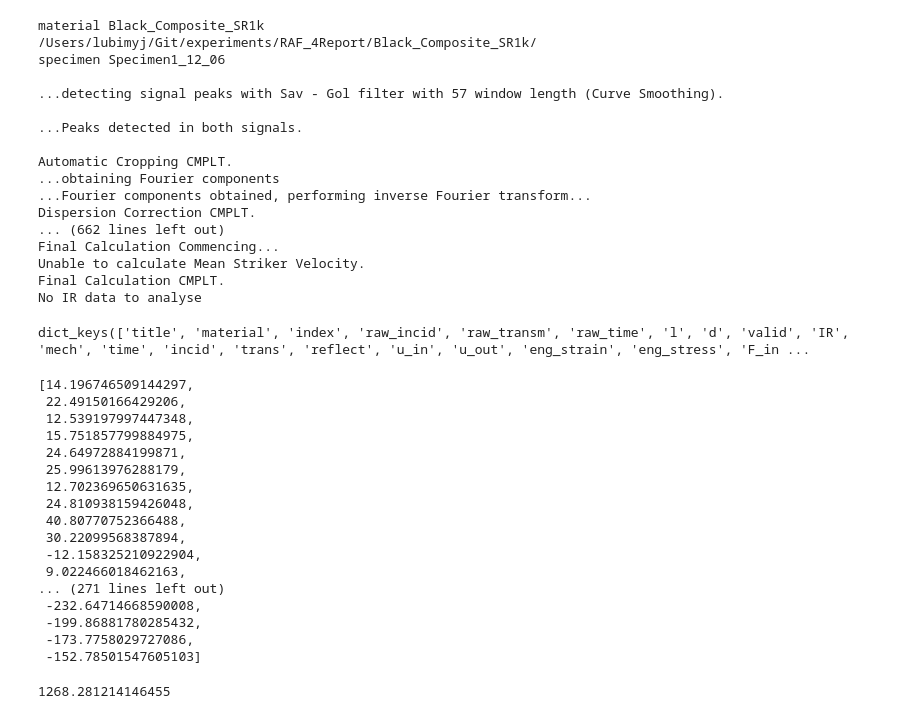
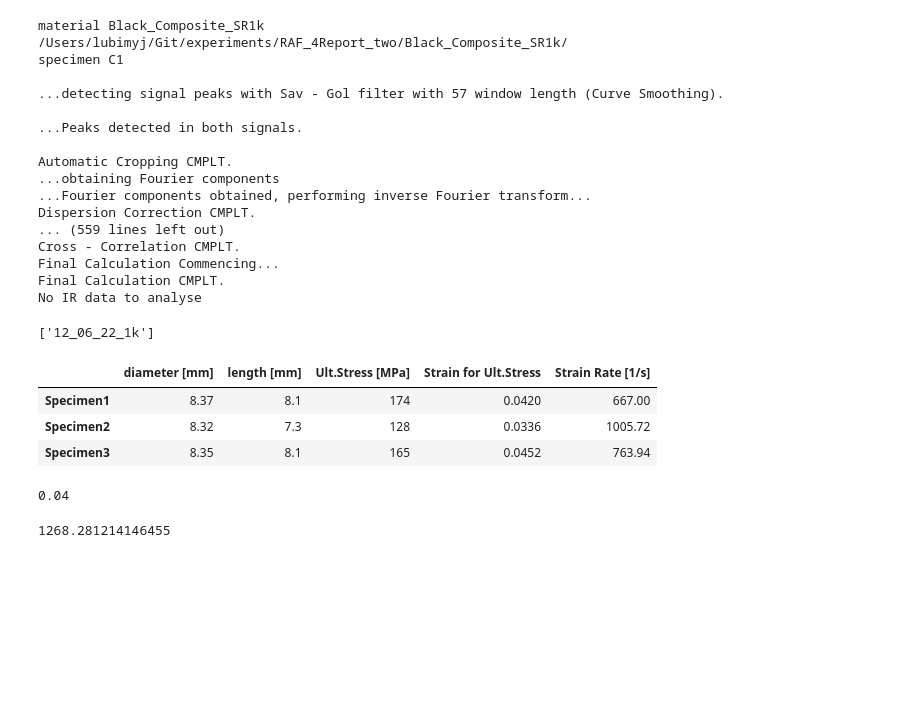
Before and after one commit to AlexProher/BarGv2, a Jupyter notebook: recearch.ipynb, the cells around one changed output. Cells and saved outputs as stored; diff of their text form; code cells hidden in the pictures; blank space fills up the shorter version.

Commit message:
Added table of with report of material Fixed some bugs with graphs

```diff
--- a/recearch.ipynb
+++ b/recearch.ipynb
@@ -3,12 +3,12 @@ from main import make_analysis
 import numpy as np
 from BarG.Analysis import SignalProcessing
 # %%
-#experiment = make_analysis('/Users/lubimyj/Git/experiments/RAF_4Report/')
-experiment = make_analysis('/Users/lubimyj/Git/experiments/raf_test/')
+experiment = make_analysis('/Users/lubimyj/Git/experiments/RAF_4Report_two/')
+#experiment = make_analysis('/Users/lubimyj/Git/experiments/raf_test/')
 # %% [output]
 material Black_Composite_SR1k
-/Users/lubimyj/Git/experiments/RAF_4Report/Black_Composite_SR1k/
-specimen Specimen1_12_06
+/Users/lubimyj/Git/experiments/RAF_4Report_two/Black_Composite_SR1k/
+specimen C1
 
 ...detecting signal peaks with Sav - Gol filter with 57 window length (Curve Smoothing).
 
@@ -18,38 +18,31 @@ Automatic Cropping CMPLT.
 ...obtaining Fourier components
 ...Fourier components obtained, performing inverse Fourier transform...
 Dispersion Correction CMPLT.
-... (662 lines left out)
+... (559 lines left out)
+Cross - Correlation CMPLT.
 Final Calculation Commencing...
-Unable to calculate Mean Striker Velocity.
 Final Calculation CMPLT.
 No IR data to analyse
+# %%
+experiment.list_materials
+# %% [output]
+['12_06_22_1k']
 # %%
-material = experiment.get_material('Epoxy_Resin_1_SR2k')
+material = experiment.get_material('12_06_22_1k')
 # %%
-sp1 = material.get_specimens()[0]
-sp1.__dict__.keys()
+sp1 = material.get_specimens()
+#max(sp1.true_stress)
-# %% [output]
-dict_keys(['title', 'material', 'index', 'raw_incid', 'raw_transm', 'raw_time', 'l', 'd', 'valid', 'IR', 'mech', 'time', 'incid', 'trans', 'reflect', 'u_in', 'u_out', 'eng_strain', 'eng_stress', 'F_in ...
-# %%
-sp1.strain_rate
-# %% [output]
-[14.196746509144297,
- 22.49150166429206,
- 12.539197997447348,
- 15.751857799884975,
- 24.64972884199871,
- 25.99613976288179,
- 12.702369650631635,
- 24.810938159426048,
- 40.80770752366488,
- 30.22099568387894,
- -12.158325210922904,
- 9.022466018462163,
-... (271 lines left out)
- -232.64714668590008,
- -199.86881780285432,
- -173.7758029727086,
- -152.78501547605103]
+# %%
+material.table
+# %% [output]
+|  | diameter [mm] | length [mm] | Ult.Stress [MPa] | Strain for Ult.Stress | Strain Rate [1/s] |
+| Specimen1 | 8.37 | 8.1 | 174 | 0.0420 | 667.00 |
+| Specimen2 | 8.32 | 7.3 | 128 | 0.0336 | 1005.72 |
+| Specimen3 | 8.35 | 8.1 | 165 | 0.0452 | 763.94 |
+# %%
+round(sp1.true_strain[sp1.true_stress.index(max(sp1.true_stress))],3)
+# %% [output]
+0.04
 # %%
 import plotly.graph_objects as go
 fig1 = go.Figure()
```
Also changed, not shown: 5 other files.
